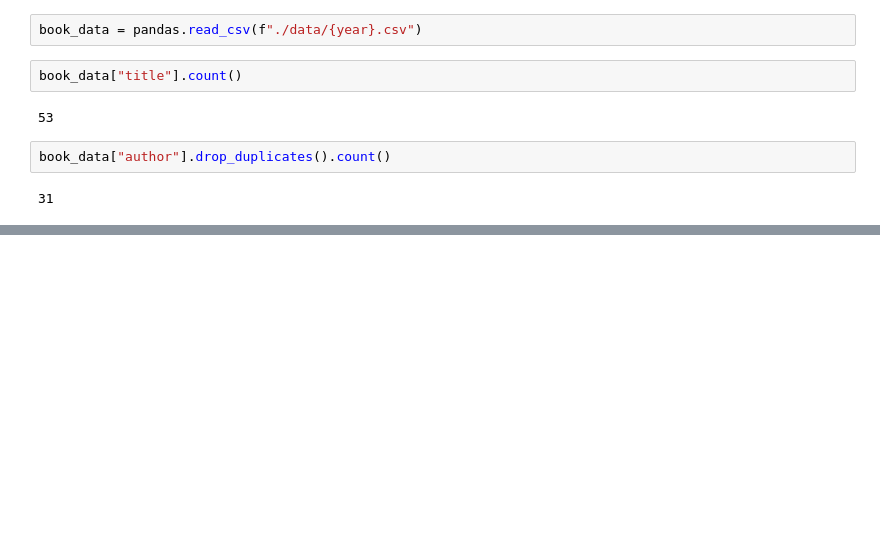
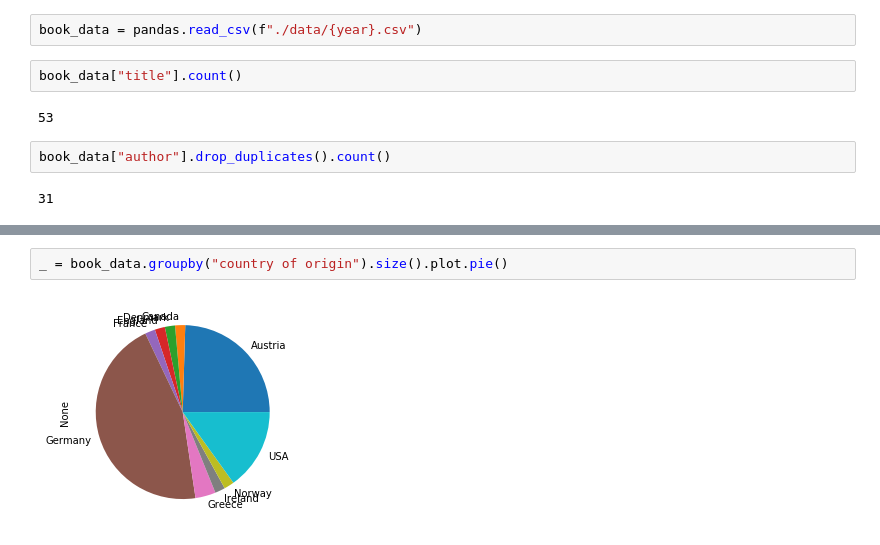
Before and after one commit to kmein/book-stats, a Jupyter notebook: Books.ipynb, the cells around one changed output, grey strips where cells are left out. Cells and saved outputs as stored; diff of their text form; blank space fills up the shorter version.

```diff
--- a/Books.ipynb
+++ b/Books.ipynb
@@ -50,0 +40,4 @@ dtype: int64
+# %%
+_ = book_data.groupby("country of origin").size().plot.pie()
+# %% [output]
+[figure, added]
```
Also changed, not shown: parts of 8 cells of this notebook, 1 other file.
